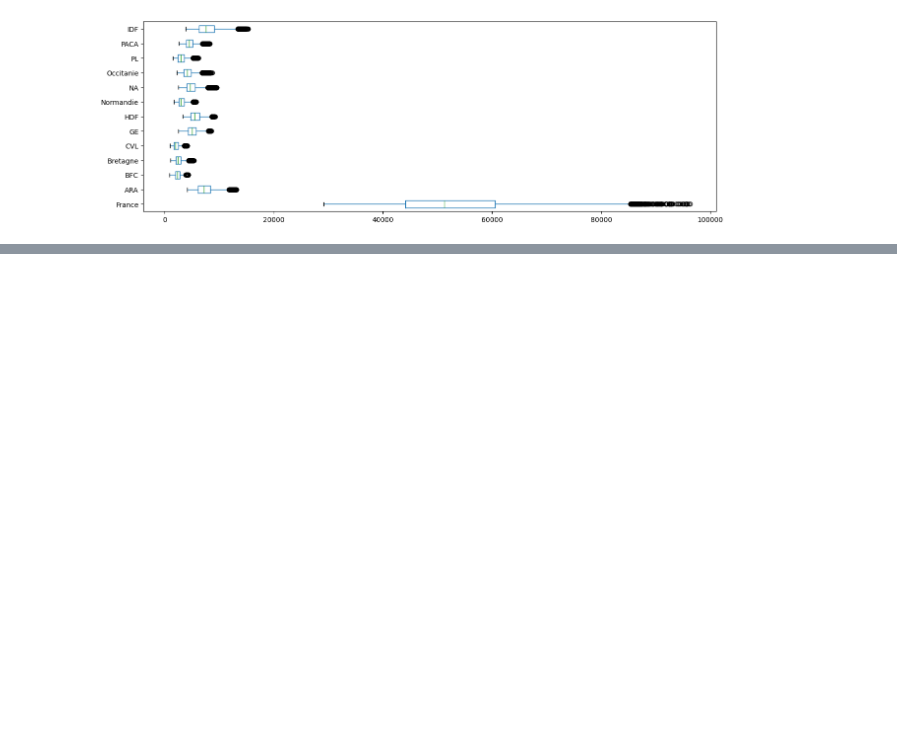
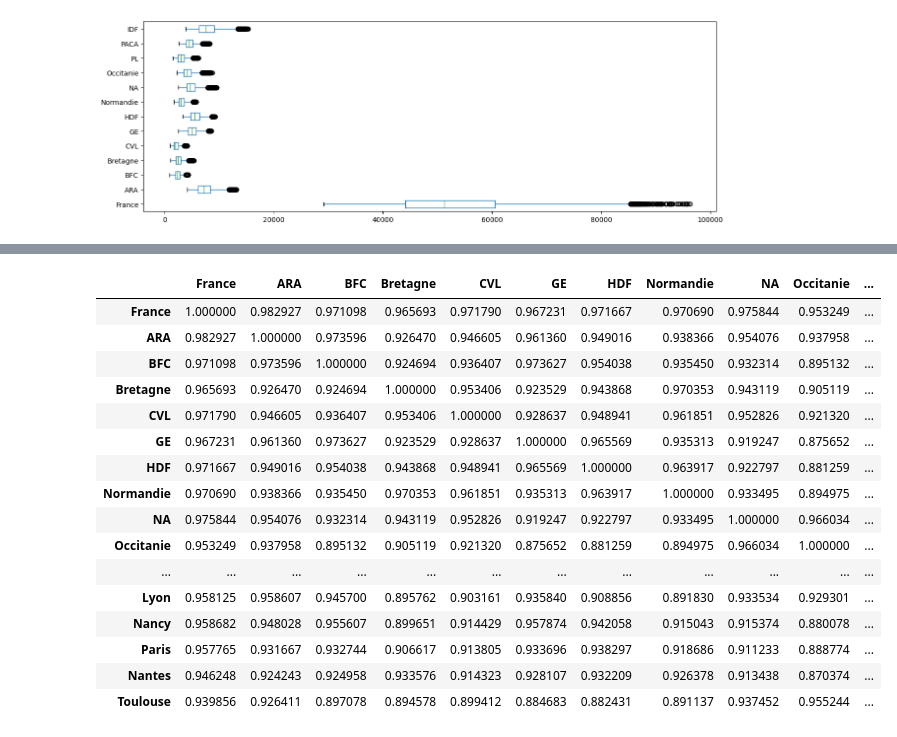
Before and after one commit to Leob000/DL_Challenge, a Jupyter notebook: explo_geo.ipynb, the cells around one changed output, grey strips where cells are left out. Saved outputs shown, nothing was run; the diff lists cells and outputs as text; code cells hidden in the pictures; blank space fills up the shorter version.

```diff
--- a/explo_geo.ipynb
+++ b/explo_geo.ipynb
@@ -170,0 +191,21 @@ plt.scatter(x=df["France"].shift(7), y=df["France"], alpha=0.05);
+# %%
+# Corrélation semble bonne maintenant
+df.corr().style.background_gradient(cmap='coolwarm')
+# %% [output]
+|  | France | ARA | BFC | Bretagne | CVL | GE | HDF | Normandie | NA | Occitanie | ... |
+| France | 1.000000 | 0.982927 | 0.971098 | 0.965693 | 0.971790 | 0.967231 | 0.971667 | 0.970690 | 0.975844 | 0.953249 | ... |
+| ARA | 0.982927 | 1.000000 | 0.973596 | 0.926470 | 0.946605 | 0.961360 | 0.949016 | 0.938366 | 0.954076 | 0.937958 | ... |
+| BFC | 0.971098 | 0.973596 | 1.000000 | 0.924694 | 0.936407 | 0.973627 | 0.954038 | 0.935450 | 0.932314 | 0.895132 | ... |
+| Bretagne | 0.965693 | 0.926470 | 0.924694 | 1.000000 | 0.953406 | 0.923529 | 0.943868 | 0.970353 | 0.943119 | 0.905119 | ... |
+| CVL | 0.971790 | 0.946605 | 0.936407 | 0.953406 | 1.000000 | 0.928637 | 0.948941 | 0.961851 | 0.952826 | 0.921320 | ... |
+| GE | 0.967231 | 0.961360 | 0.973627 | 0.923529 | 0.928637 | 1.000000 | 0.965569 | 0.935313 | 0.919247 | 0.875652 | ... |
+| HDF | 0.971667 | 0.949016 | 0.954038 | 0.943868 | 0.948941 | 0.965569 | 1.000000 | 0.963917 | 0.922797 | 0.881259 | ... |
+| Normandie | 0.970690 | 0.938366 | 0.935450 | 0.970353 | 0.961851 | 0.935313 | 0.963917 | 1.000000 | 0.933495 | 0.894975 | ... |
+| NA | 0.975844 | 0.954076 | 0.932314 | 0.943119 | 0.952826 | 0.919247 | 0.922797 | 0.933495 | 1.000000 | 0.966034 | ... |
+| Occitanie | 0.953249 | 0.937958 | 0.895132 | 0.905119 | 0.921320 | 0.875652 | 0.881259 | 0.894975 | 0.966034 | 1.000000 | ... |
+| ... | ... | ... | ... | ... | ... | ... | ... | ... | ... | ... | ... |
+| Lyon | 0.958125 | 0.958607 | 0.945700 | 0.895762 | 0.903161 | 0.935840 | 0.908856 | 0.891830 | 0.933534 | 0.929301 | ... |
+| Nancy | 0.958682 | 0.948028 | 0.955607 | 0.899651 | 0.914429 | 0.957874 | 0.942058 | 0.915043 | 0.915374 | 0.880078 | ... |
+| Paris | 0.957765 | 0.931667 | 0.932744 | 0.906617 | 0.913805 | 0.933696 | 0.938297 | 0.918686 | 0.911233 | 0.888774 | ... |
+| Nantes | 0.946248 | 0.924243 | 0.924958 | 0.933576 | 0.914323 | 0.928107 | 0.932209 | 0.926378 | 0.913438 | 0.870374 | ... |
+| Toulouse | 0.939856 | 0.926411 | 0.897078 | 0.894578 | 0.899412 | 0.884683 | 0.882431 | 0.891137 | 0.937452 | 0.955244 | ... |
```
Also changed, not shown: parts of 19 cells of this notebook, 4 other files.
